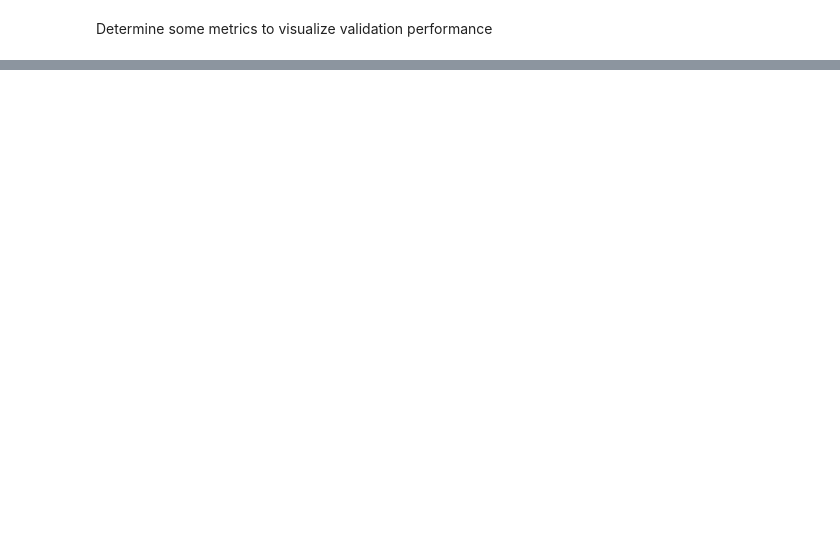
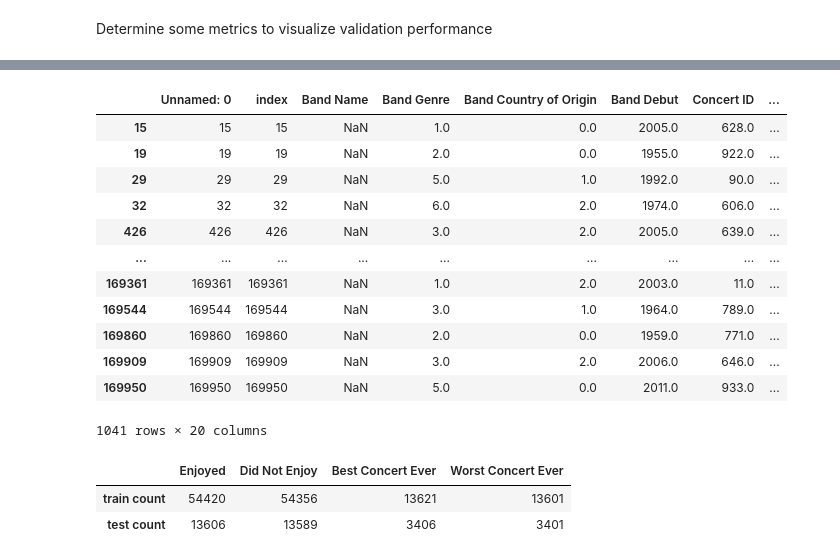
Before and after one commit to LaurePourcel/INF8245E, a Jupyter notebook: competi/ML_project.ipynb, the cells around one changed output, grey strips where cells are left out. Drawn from its saved outputs; the diff is of its cells as text; code cells hidden in the pictures; blank space fills up the shorter version.

```diff
--- a/competi/ML_project.ipynb
+++ b/competi/ML_project.ipynb
@@ -322,0 +648,16 @@ print(report)
+# %%
+# IMPORTS
+import tensorflow as tf
+from tensorflow import keras
+import pandas as pd
+import numpy as np
+# CONSTANTS
+CLASS = 'Concert Enjoyment'
+FILE = 'post_pro'
+
+df = pd.read_csv(FILE)
+df=df.drop(columns=['Unnamed: 0','index'])
+
+# SUFFLE THE DATA
+df = df.sample(frac=1, random_state=1).reset_index(drop=True)   # shuffle dataset
+df.iloc[25:29]
@@ -322,0 +670,42 @@ print(report)
+# %%
+df = pd.read_csv(FILE)
+df[df['Band Name'].isna()]
+# %% [output]
+|  | Unnamed: 0 | index | Band Name | Band Genre | Band Country of Origin | Band Debut | Concert ID | ... |
+| 15 | 15 | 15 | NaN | 1.0 | 0.0 | 2005.0 | 628.0 | ... |
+| 19 | 19 | 19 | NaN | 2.0 | 0.0 | 1955.0 | 922.0 | ... |
+| 29 | 29 | 29 | NaN | 5.0 | 1.0 | 1992.0 | 90.0 | ... |
+| 32 | 32 | 32 | NaN | 6.0 | 2.0 | 1974.0 | 606.0 | ... |
+| 426 | 426 | 426 | NaN | 3.0 | 2.0 | 2005.0 | 639.0 | ... |
+| ... | ... | ... | ... | ... | ... | ... | ... | ... |
+| 169361 | 169361 | 169361 | NaN | 1.0 | 2.0 | 2003.0 | 11.0 | ... |
+| 169544 | 169544 | 169544 | NaN | 3.0 | 1.0 | 1964.0 | 789.0 | ... |
+| 169860 | 169860 | 169860 | NaN | 2.0 | 0.0 | 1959.0 | 771.0 | ... |
+| 169909 | 169909 | 169909 | NaN | 3.0 | 2.0 | 2006.0 | 646.0 | ... |
+| 169950 | 169950 | 169950 | NaN | 5.0 | 0.0 | 2011.0 | 933.0 | ... |
+1041 rows × 20 columns
+# %%
+# PATRITIONING
+TRAIN_TEST_RATIO = 0.8
+
+train_indices = []
+
+dfg = df.groupby(CLASS)
+for g in dfg.groups:
+    group = dfg.get_group(g)
+    train_indices.extend(group.index[:int(TRAIN_TEST_RATIO * len(group.index))])
+
+train_indices = pd.Series(train_indices)
+test_indices = df.index.difference(train_indices)
+
+pd.DataFrame(
+    index=['train count', 'test count'], columns=df[CLASS].unique(),
+    data=[
+        df.loc[train_indices, CLASS].value_counts(),
+        df.loc[test_indices, CLASS].value_counts()
+    ]
+)
+# %% [output]
+|  | Enjoyed | Did Not Enjoy | Best Concert Ever | Worst Concert Ever |
+| train count | 54420 | 54356 | 13621 | 13601 |
+| test count | 13606 | 13589 | 3406 | 3401 |
```
Also changed, not shown: parts of 102 cells of this notebook.
